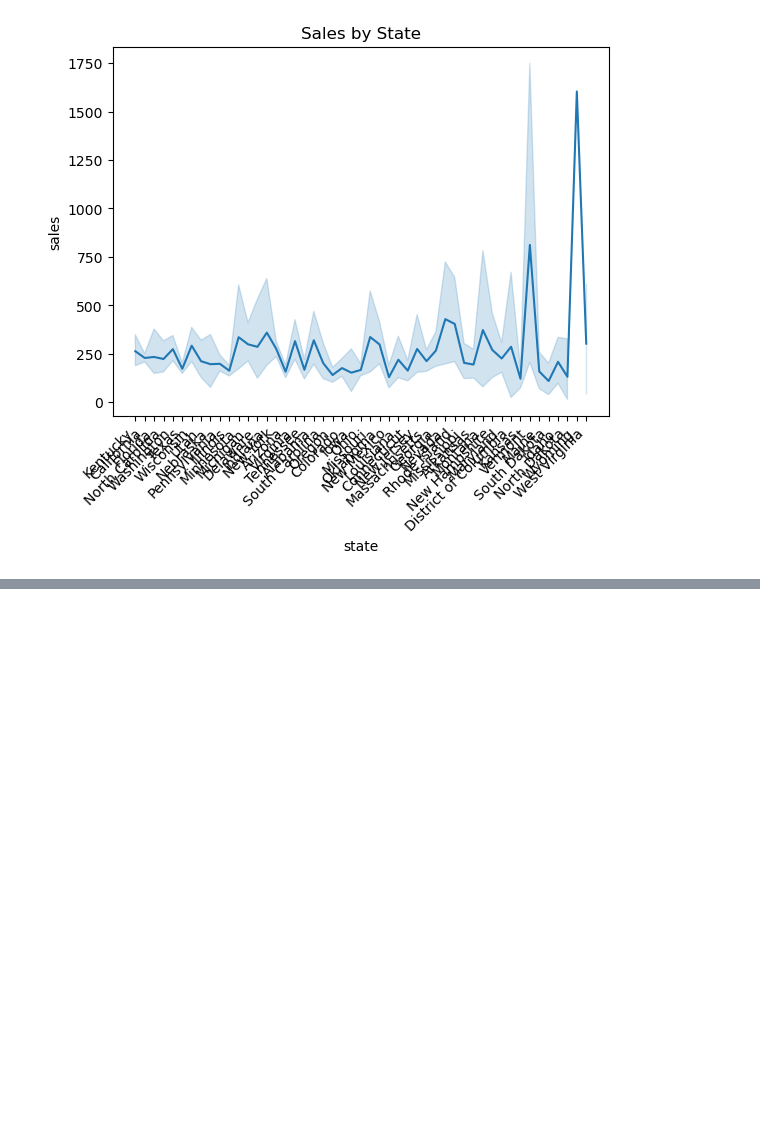
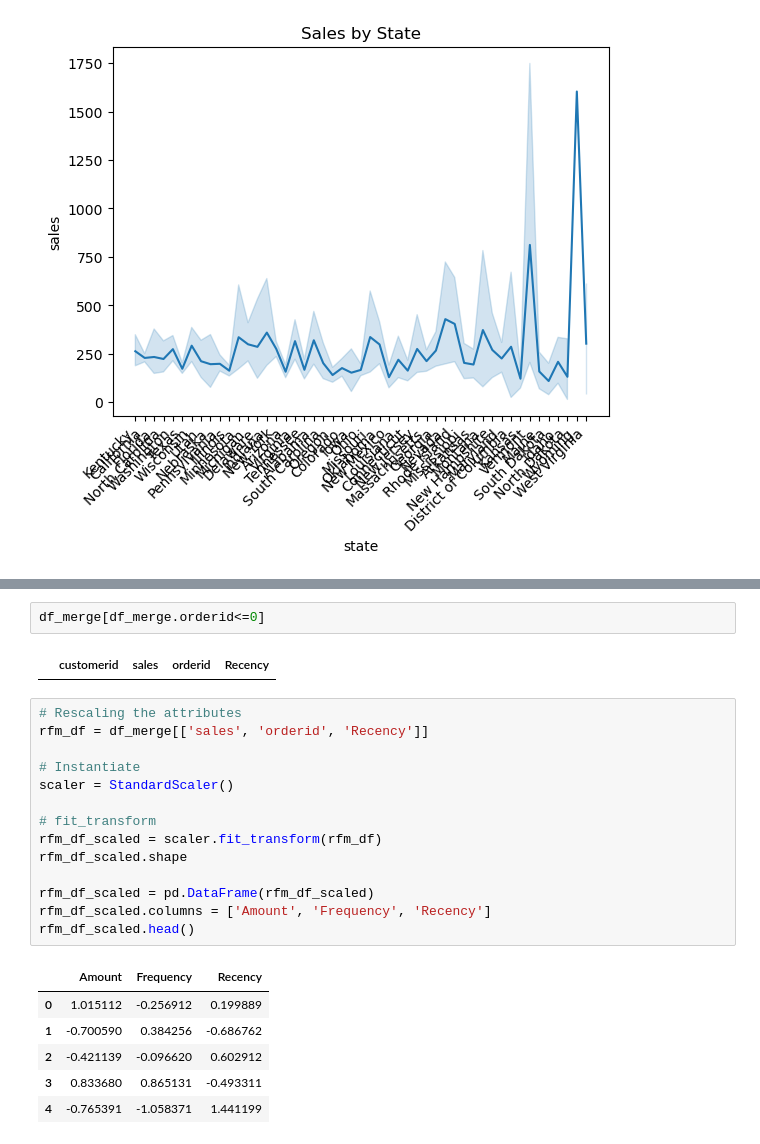
Before and after one commit to NiaLucia/e-commerce, a Jupyter notebook: e-commerce.ipynb, the cells around one changed output, grey strips where cells are left out. Saved outputs shown, nothing was run; the diff lists cells and outputs as text; blank space fills up the shorter version.

```diff
--- a/e-commerce.ipynb
+++ b/e-commerce.ipynb
@@ -350,0 +413,25 @@ plt.xticks(rotation=45, horizontalalignment='right')
+# %%
+df_merge[df_merge.orderid<=0]
+# %% [output]
+|  | customerid | sales | orderid | Recency |
+# %%
+# Rescaling the attributes
+rfm_df = df_merge[['sales', 'orderid', 'Recency']]
+
+# Instantiate
+scaler = StandardScaler()
+
+# fit_transform
+rfm_df_scaled = scaler.fit_transform(rfm_df)
+rfm_df_scaled.shape
+
+rfm_df_scaled = pd.DataFrame(rfm_df_scaled)
+rfm_df_scaled.columns = ['Amount', 'Frequency', 'Recency']
+rfm_df_scaled.head()
+# %% [output]
+|  | Amount | Frequency | Recency |
+| 0 | 1.015112 | -0.256912 | 0.199889 |
+| 1 | -0.700590 | 0.384256 | -0.686762 |
+| 2 | -0.421139 | -0.096620 | 0.602912 |
+| 3 | 0.833680 | 0.865131 | -0.493311 |
+| 4 | -0.765391 | -1.058371 | 1.441199 |
```
Also changed, not shown: parts of 10 cells of this notebook, 5 other files.
